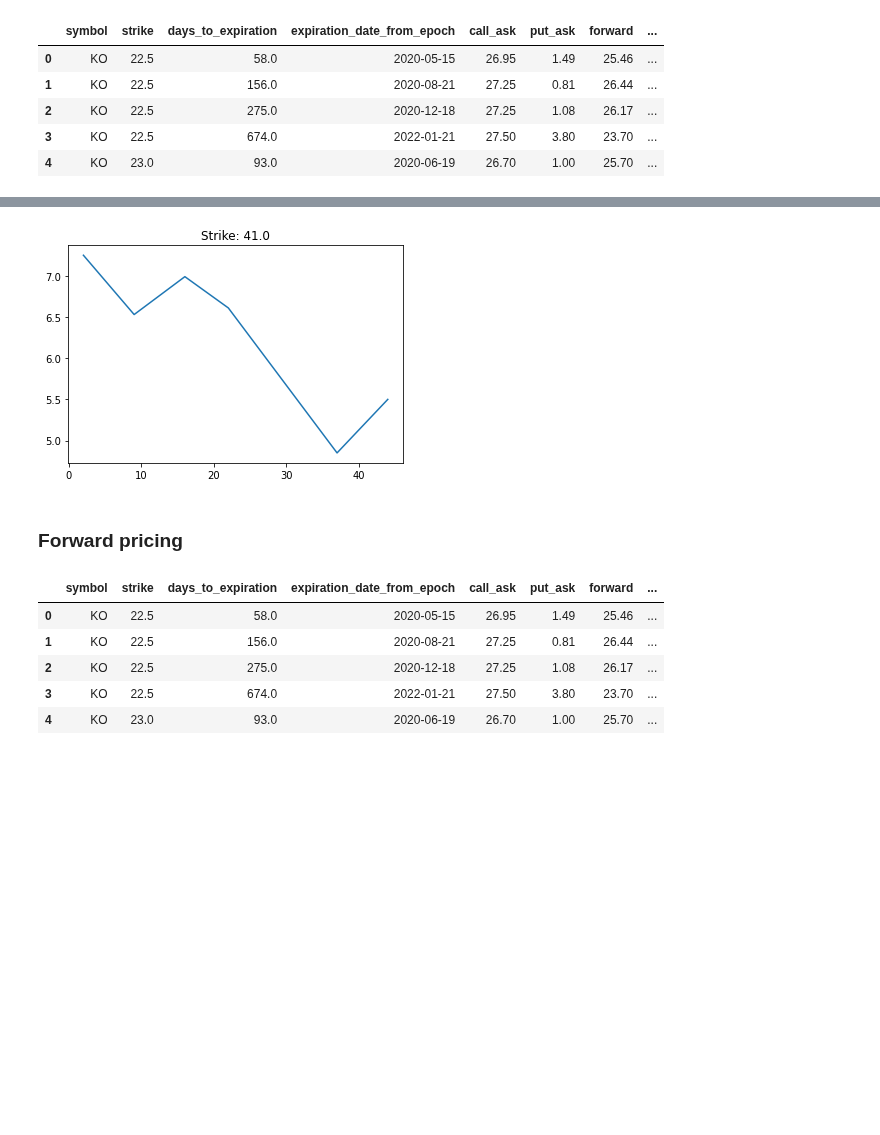
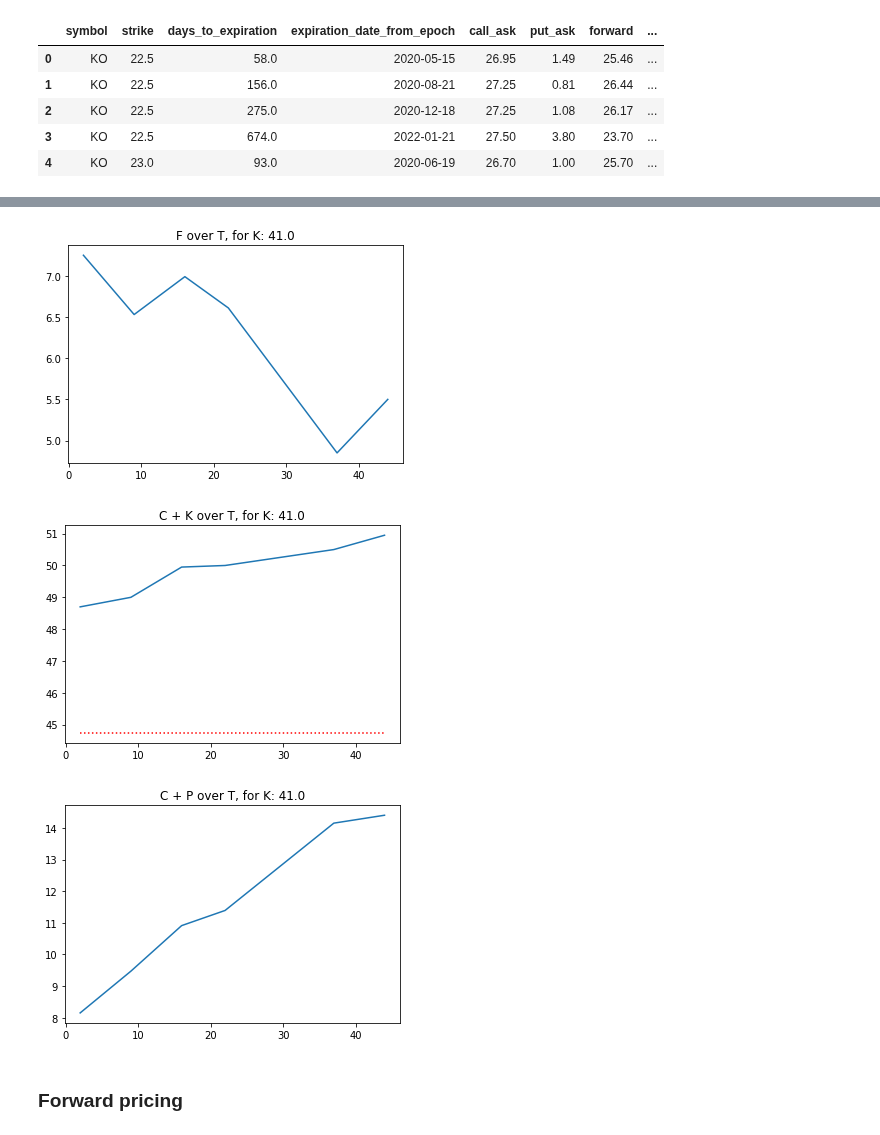
Before and after one commit to rbetzler/fun-times-in-python, a Jupyter notebook: finance/data_science/exploration/20200425_options.ipynb, the cells around one changed output, grey strips where cells are left out. Drawn from its saved outputs; the diff is of its cells as text; code cells hidden in the pictures; blank space fills up the shorter version.

```diff
--- a/finance/data_science/exploration/20200425_options.ipynb
+++ b/finance/data_science/exploration/20200425_options.ipynb
@@ -162,7 +99,7 @@ _options = options.copy()
 _options['call_ask'] = _options.apply(lambda x: x['ask'] if x['is_call'] else 0, axis=1)
 _options['put_ask'] = _options.apply(lambda x: x['ask'] if not x['is_call'] else 0, axis=1)
 # %%
-# aggregation
+# parity
 _groups = ['symbol', 'strike', 'days_to_expiration', 'expiration_date_from_epoch']
 _aggs = {'call_ask': 'max', 'put_ask': 'max'}
 parity = _options.groupby(_groups).agg(_aggs)
@@ -171,7 +108,18 @@ parity['forward'] = parity['call_ask'] - parity['put_ask']
 parity['cumulative_premium'] = parity['call_ask'] + parity['put_ask']
 parity = parity.reset_index()
 
-parity['forward_discount'] = parity['forward'] - (stocks['open'].values - parity['strike'])
+parity['erdt'] = (stocks['open'].values - parity['forward'])/parity['strike']
+parity['rdt'] = np.log(parity['erdt'])
+parity['rd'] = parity['rdt'] * (parity['days_to_expiration']/360)
+
+# break even
+parity['call_break_even'] = parity['call_ask'] + parity['strike']
+parity['put_break_even'] = parity['strike'] - parity['put_ask']
+parity['call_distance'] = parity['call_break_even'] - stocks['open'].values
+parity['put_distance'] = stocks['open'].values - parity['put_break_even']
+
+parity['percent_call_distance'] = parity['call_distance']/stocks['open'].values
+
 parity.head()
 # %% [output]
 |  | symbol | strike | days_to_expiration | expiration_date_from_epoch | call_ask | put_ask | forward | ... |
@@ -231,22 +210,30 @@ plt.show()
 # %%
 _N_STRIKE = 12
 _strike = np.sort(parity['strike'].unique())[_N_STRIKE]
 _e = parity[parity['strike'] == _strike]
 
-plt.title(f'Strike: {_strike}')
+plt.title(f'F over T, for K: {_strike}')
 plt.plot(_e['days_to_expiration'], _e['forward'])
 plt.show()
+
+plt.title(f'C + K over T, for K: {_strike}')
+plt.plot(_e['days_to_expiration'], _e['call_break_even'])
+plt.hlines(
+    stocks['open'],
+    xmin=_e['days_to_expiration'].min(),
+    xmax=_e['days_to_expiration'].max(),
+    colors='r',
+    linestyles='dotted'
+)
+plt.show()
+
+plt.title(f'C + P over T, for K: {_strike}')
+plt.plot(_e['days_to_expiration'], _e['cumulative_premium'])
+plt.show()
 # %% [output]
-[figure, old version]
+[figure, new version]
+[figure, added]
+[figure, added]
 # %% [markdown]
 ### Forward pricing
-# %%
-parity.head()
-# %% [output]
-|  | symbol | strike | days_to_expiration | expiration_date_from_epoch | call_ask | put_ask | forward | ... |
-| 0 | KO | 22.5 | 58.0 | 2020-05-15 | 26.95 | 1.49 | 25.46 | ... |
-| 1 | KO | 22.5 | 156.0 | 2020-08-21 | 27.25 | 0.81 | 26.44 | ... |
-| 2 | KO | 22.5 | 275.0 | 2020-12-18 | 27.25 | 1.08 | 26.17 | ... |
-| 3 | KO | 22.5 | 674.0 | 2022-01-21 | 27.50 | 3.80 | 23.70 | ... |
-| 4 | KO | 23.0 | 93.0 | 2020-06-19 | 26.70 | 1.00 | 25.70 | ... |
 # %%
```
Also changed, not shown: parts of 7 cells of this notebook, 1 other file.
